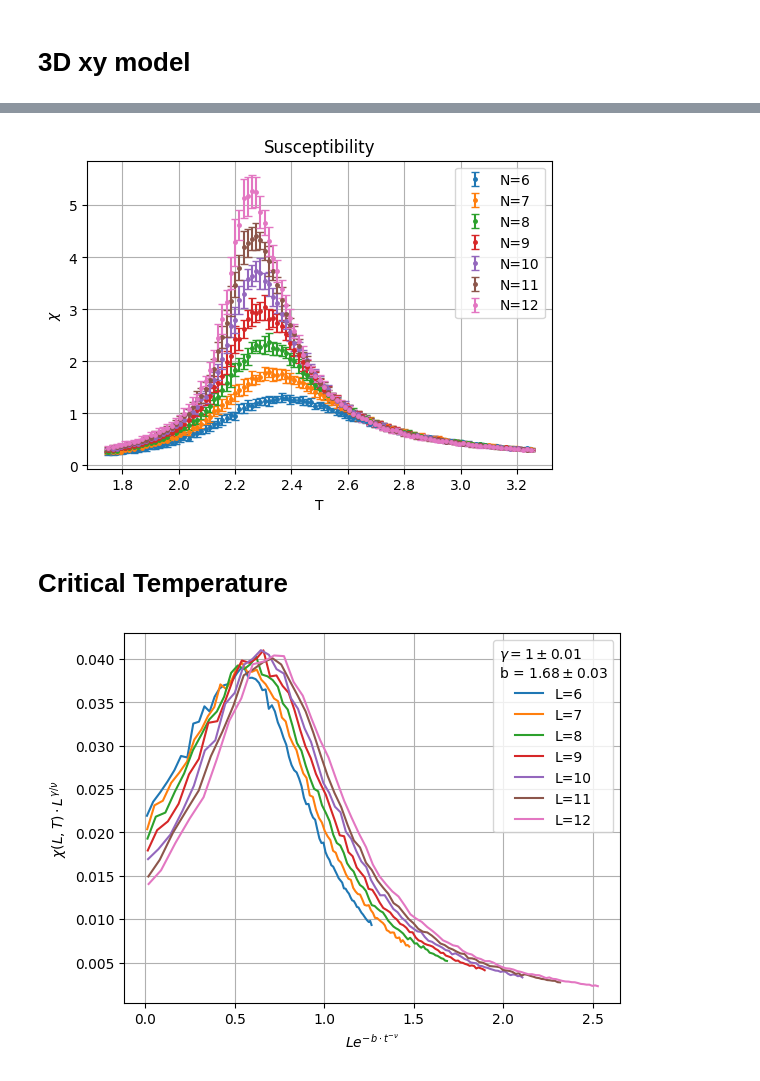
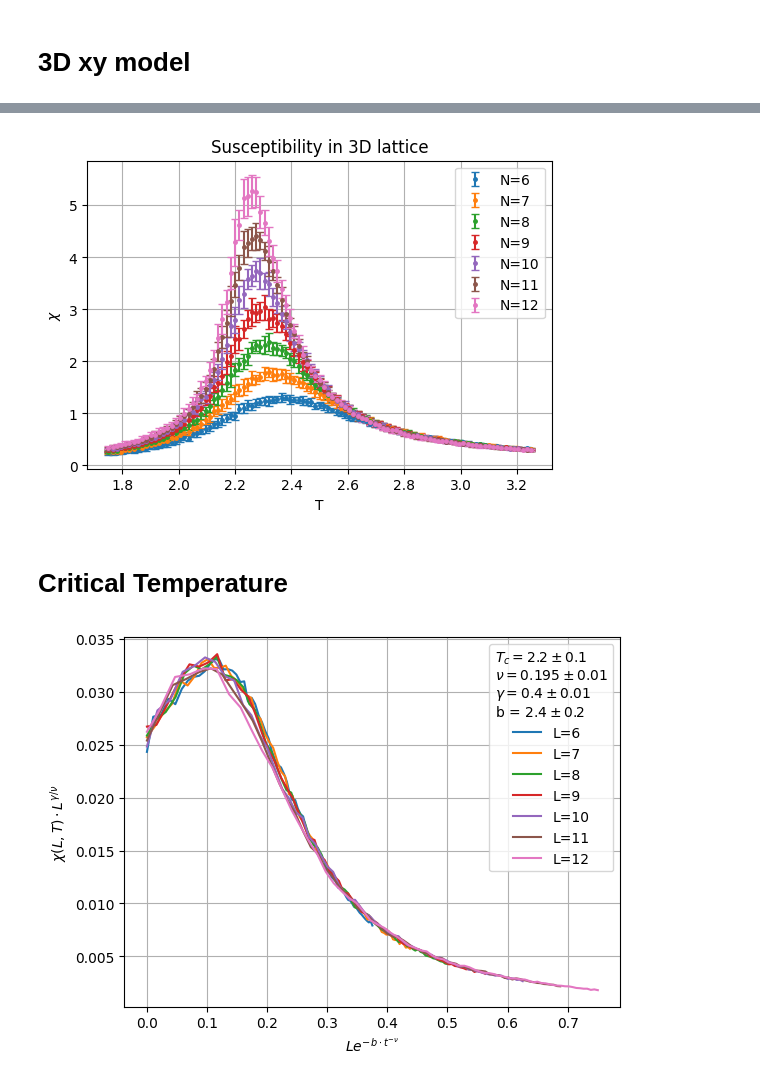
Before and after one commit to Naru-kami/xy-model, a Jupyter notebook: src/plots.ipynb, the cells around one changed output, grey strips where cells are left out. Cells and saved outputs as stored; diff of their text form; code cells hidden in the pictures.

Commit message:
3D model plots

```diff
--- a/src/plots.ipynb
+++ b/src/plots.ipynb
@@ -485,7 +485,7 @@ plt.show()
 # %%
 plt.figure(figsize=(6,4))
 plt.tight_layout()
-plt.title("Susceptibility")
+plt.title("Susceptibility in 3D lattice")
 
 for i, x in enumerate(Wolff3D.X):
     plt.errorbar(T3D, x.mean(axis=1), x.std(axis=1), markersize=5, marker=".", linestyle='', capsize=3, label=f"N={gridSizes3D[i]}")
@@ -496,31 +496,31 @@ plt.legend()
 plt.xlabel("T")
 plt.ylabel(r"$\chi$")
 plt.grid()
-# plt.savefig("../figs/Wolff_X.pdf", bbox_inches='tight')
+# plt.savefig("../figs/3DWolff_X.pdf", bbox_inches='tight')
 plt.show()
 # %% [output]
-[figure, old version]
+[figure, new version]
 # %% [markdown]
 # Critical Temperature
 # %%
 # https://arxiv.org/pdf/2109.10960
 # Values taken from the fit below for Tc and nu
-Tc = 2.1
-nu = 0.3
+Tc = 2.2
+nu = 0.195
 # Estimated parameters by eye
-gamma = nu*1.96
-b = 1.3
+gamma = 0.4
+b = 2.4
 
 # There might be negative values of t unter the n-th root.
 for i, x in enumerate(Wolff3D.X):
     plt.plot(gridSizes3D[i]*np.exp(-b * ((T3D - Tc)/Tc)**(-nu) ), x.mean(axis=1) * gridSizes3D[i]**(-gamma/nu), label=f"L={gridSizes3D[i]}")
 
 # plt.xlim([-0.05, 0.1])
 plt.xlabel(r"$L e^{-b\cdot t^{-\nu}}$")
 plt.ylabel(r"$\chi (L,T) \cdot L^{\gamma / \nu}$")
-plt.legend(title="$\\gamma = 1 \\pm 0.01$\nb = $1.68 \\pm 0.03$")
+plt.legend(title="$T_c = 2.2\\pm 0.1$\n$\\nu = 0.195 \\pm 0.01$\n$\\gamma = 0.4 \\pm 0.01$\nb = $2.4 \\pm 0.2$")
 plt.grid()
-# plt.savefig("../figs/Data_Collapse_X.pdf", bbox_inches='tight')
+# plt.savefig("../figs/3DData_Collapse_X.pdf", bbox_inches='tight')
 plt.show()
 # %% [output]
-[figure, old version]
+[figure, new version]
```
Also changed, not shown: parts of 3 cells of this notebook, 11 other files.
